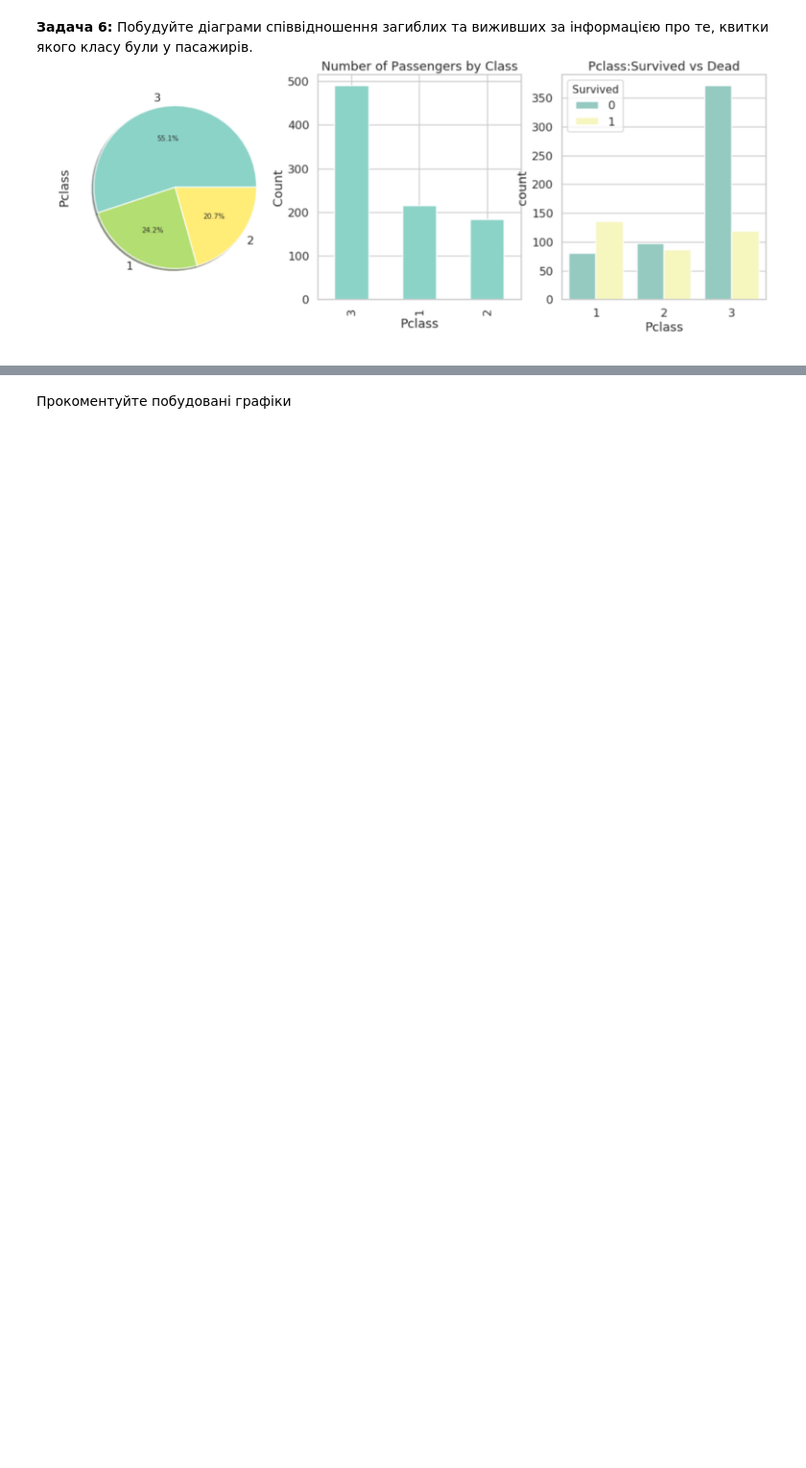
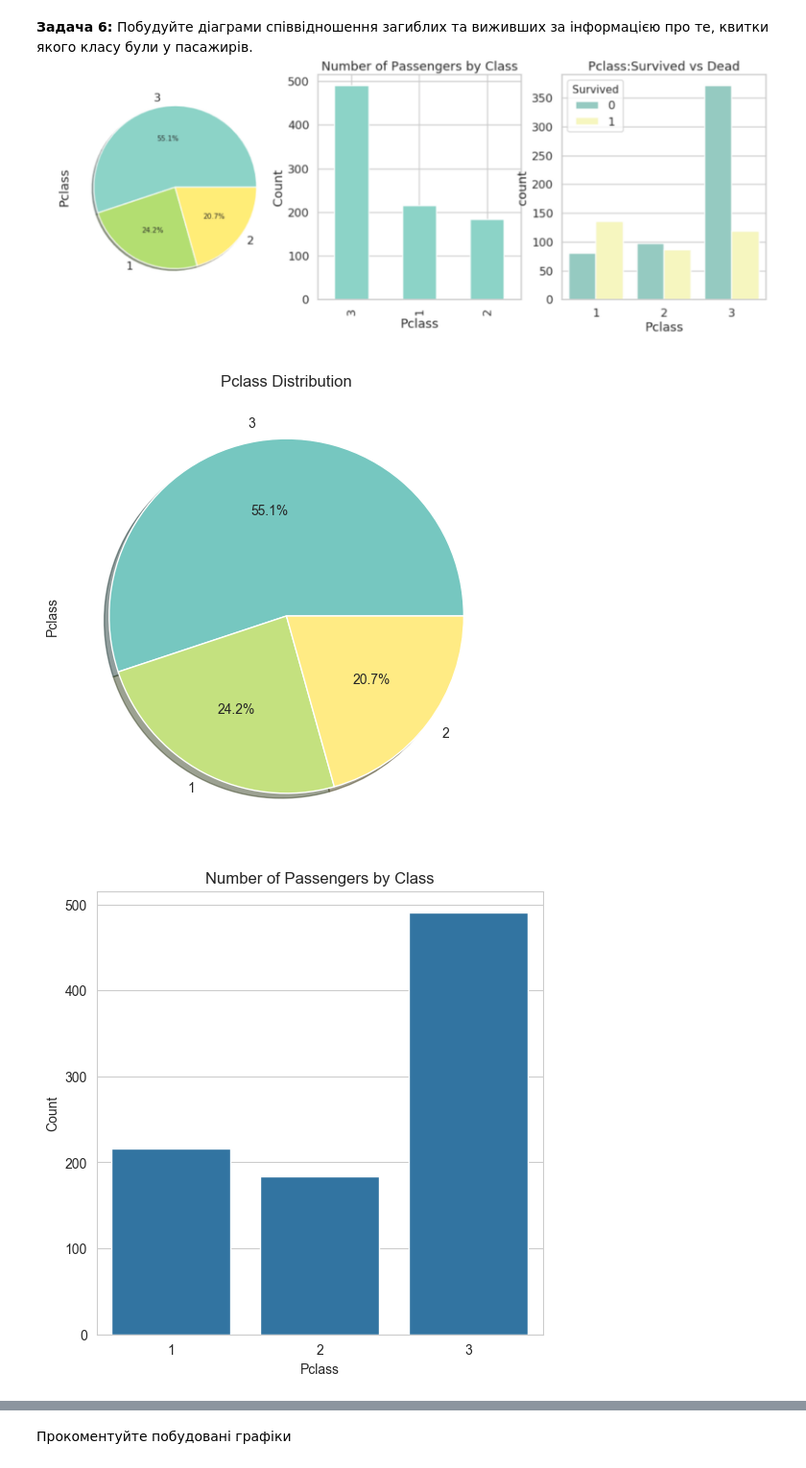
Before and after one commit to rsukhai/aioujes, a Jupyter notebook: pract2/Task2_basic_ai_ad_(3).ipynb, the cells around one changed output, grey strips where cells are left out. Shown at 96% size. Saved outputs shown, nothing was run; the diff lists cells and outputs as text; code cells hidden in the pictures; blank space fills up the shorter version.

```diff
--- a/pract2/Task2_basic_ai_ad_(3).ipynb
+++ b/pract2/Task2_basic_ai_ad_(3).ipynb
@@ -101,0 +176,27 @@ See the caveats in the documentation: https://pandas.pydata.org/pandas-docs/stab
+# %%
+
+plt.figure(figsize=(6, 6))
+df["Pclass"].value_counts().plot(kind="pie", autopct="%1.1f%%", colors=["#76c7c0", "#c4e17f", "#ffeb84"], shadow=True)
+plt.title("Pclass Distribution")
+plt.ylabel("Pclass")
+plt.show()
+
+
+plt.figure(figsize=(6, 6))
+sns.countplot(x="Pclass", data=df)
+plt.title("Number of Passengers by Class")
+plt.ylabel("Count")
+plt.xlabel("Pclass")
+plt.show()
+
+
+plt.figure(figsize=(6, 6))
+sns.countplot(x="Pclass", hue="Survived", data=df, palette={0: "#76c7c0", 1: "#ffeb84"})
+plt.title("Pclass: Survived vs Dead")
+plt.ylabel("Count")
+plt.xlabel("Pclass")
+plt.legend(title="Survived", labels=["0 (Dead)", "1 (Survived)"])
+plt.show()
+# %% [output]
+[figure, added]
+[figure, added]
```
Also changed, not shown: parts of 21 cells of this notebook, 2 other files.
